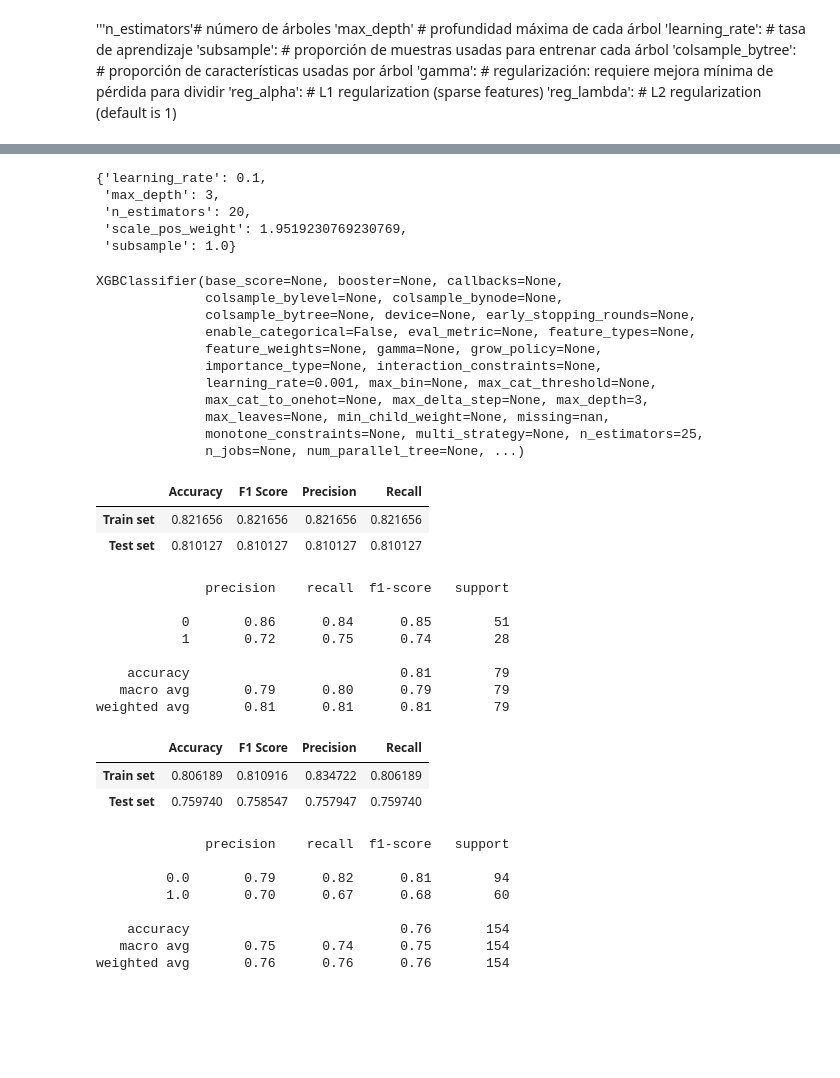
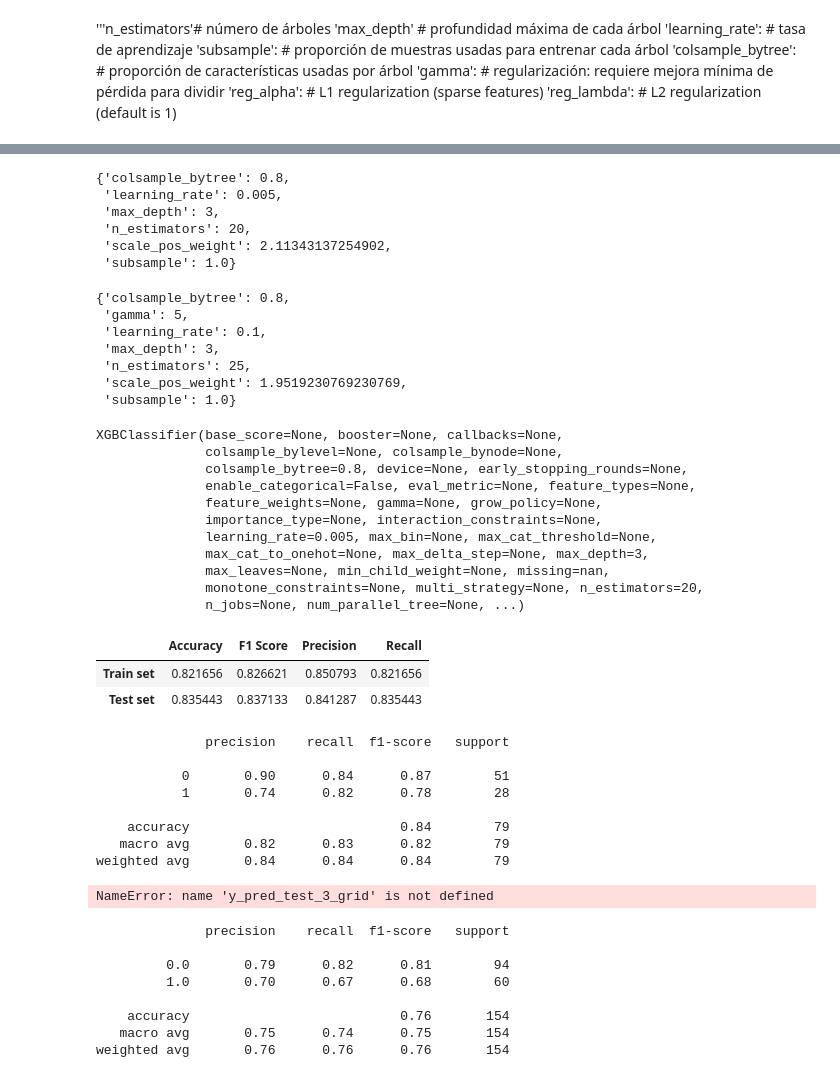
Before and after one commit to 4GeeksAcademy/pabloaznar-intro-ml, a Jupyter notebook: src/06-boosting.ipynb, the cells around one changed output, grey strips where cells are left out. Drawn from its saved outputs; the diff is of its cells as text; code cells hidden in the pictures; blank space fills up the shorter version.

Commit message:
[boosting] wip: day 2

```diff
--- a/src/06-boosting.ipynb
+++ b/src/06-boosting.ipynb
@@ -149,15 +121,17 @@ grid_3 = GridSearchCV(default_bm_3,
 # %%
-param_grid_1 = {'n_estimators': list(range(5, 36, 5)),
-              'max_depth' : [2, 3, 5, 7],
-              'learning_rate': [0.001, 0.005, 0.01],
-              'subsample': [0.6, 0.8, 1.0],
-              'scale_pos_weight': [1, scale_pos_weight_1]}
+param_grid_3 = {'n_estimators': list(range(15, 31, 5)),
+              'max_depth' : [2, 3, 5],
+              'learning_rate': [0.005, 0.01, 0.015],
+              'subsample': [0.8, 1.0],
+              'scale_pos_weight': [1, scale_pos_weight_3],
+              'colsample_bytree': [0.8, 1.0]}
 
-param_grid_3 = {'n_estimators': list(range(5, 36, 5)),
-              'max_depth' : [3, 5, 7, 10],
-              'learning_rate': [0.05, 0.1, 0.15],
-              'subsample': [0.6, 0.8, 1.0],
-              'scale_pos_weight': [1, scale_pos_weight_3]}
+param_grid_1 = {'n_estimators': list(range(15, 31, 5)),
+                'max_depth' : [2, 3, 5],
+                'learning_rate': [0.005, 0.01, 0.015],
+                'subsample': [0.8, 1.0],
+                'scale_pos_weight': [scale_pos_weight_1, scale_pos_weight_1 + 0.04],
+                'colsample_bytree': [0.8, 1.0]}
 
 grid_1 = GridSearchCV(default_bm_1,
                       param_grid_1,
@@ -173,15 +147,24 @@ grid_3 = GridSearchCV(default_bm_3,
 grid_1.fit(X_train_1, y_train_1)
 #Devuelvemos los mejores parametros despues de entrenarlo
 grid_1.best_params_
+# %% [output]
+{'colsample_bytree': 0.8,
+ 'learning_rate': 0.005,
+ 'max_depth': 3,
+ 'n_estimators': 20,
+ 'scale_pos_weight': 2.11343137254902,
+ 'subsample': 1.0}
 # %%
 # Entrenamos el grid con los hiperparametros
 grid_3.fit(X_train_3, y_train_3)
 #Devuelvemos los mejores parametros despues de entrenarlo
 grid_3.best_params_
 # %% [output]
-{'learning_rate': 0.1,
+{'colsample_bytree': 0.8,
+ 'gamma': 5,
+ 'learning_rate': 0.1,
  'max_depth': 3,
- 'n_estimators': 20,
+ 'n_estimators': 25,
  'scale_pos_weight': 1.9519230769230769,
  'subsample': 1.0}
 # %%
@@ -195,14 +178,14 @@ grid_bm_1.fit(X_train_1, y_train_1)
 # %% [output]
 XGBClassifier(base_score=None, booster=None, callbacks=None,
               colsample_bylevel=None, colsample_bynode=None,
-              colsample_bytree=None, device=None, early_stopping_rounds=None,
+              colsample_bytree=0.8, device=None, early_stopping_rounds=None,
               enable_categorical=False, eval_metric=None, feature_types=None,
               feature_weights=None, gamma=None, grow_policy=None,
               importance_type=None, interaction_constraints=None,
-              learning_rate=0.001, max_bin=None, max_cat_threshold=None,
+              learning_rate=0.005, max_bin=None, max_cat_threshold=None,
               max_cat_to_onehot=None, max_delta_step=None, max_depth=3,
               max_leaves=None, min_child_weight=None, missing=nan,
-              monotone_constraints=None, multi_strategy=None, n_estimators=25,
+              monotone_constraints=None, multi_strategy=None, n_estimators=20,
               n_jobs=None, num_parallel_tree=None, ...)
 # %%
 y_pred_test_1_grid = grid_bm_1.predict(X_test_1)
@@ -211,31 +194,29 @@ y_pred_train_1_grid = grid_bm_1.predict(X_train_1)
 #y_pred_test_3_grid = grid_bm_3.predict(X_test_3)
 #y_pred_train_3_grid = grid_bm_3.predict(X_train_3)
 # %%
-grid_boosting_model_metrics_1 = get_classifier_metrics(y_pred_test_1_grid, y_test_1, y_pred_train_1_grid, y_train_1)
+grid_boosting_model_metrics_1 = get_classifier_metrics(y_pred_test_1_grid, y_test_1, y_pred_train_1_grid, y_train_1, average='weighted')
 grid_boosting_model_metrics_1
 # %% [output]
 |  | Accuracy | F1 Score | Precision | Recall |
-| Train set | 0.821656 | 0.821656 | 0.821656 | 0.821656 |
-| Test set | 0.810127 | 0.810127 | 0.810127 | 0.810127 |
+| Train set | 0.821656 | 0.826621 | 0.850793 | 0.821656 |
+| Test set | 0.835443 | 0.837133 | 0.841287 | 0.835443 |
 # %%
 report_bm_1 = classification_report(y_test_1, y_pred_test_1_grid)
 print(report_bm_1)
 # %% [output]
               precision    recall  f1-score   support
 
-           0       0.86      0.84      0.85        51
-           1       0.72      0.75      0.74        28
+           0       0.90      0.84      0.87        51
+           1       0.74      0.82      0.78        28
 
-    accuracy                           0.81        79
-   macro avg       0.79      0.80      0.79        79
-weighted avg       0.81      0.81      0.81        79
+    accuracy                           0.84        79
+   macro avg       0.82      0.83      0.82        79
+weighted avg       0.84      0.84      0.84        79
 # %%
 grid_boosting_model_metrics_3 = get_classifier_metrics(y_pred_test_3_grid, y_test_3, y_pred_train_3_grid, y_train_3, average='weighted')
 grid_boosting_model_metrics_3
 # %% [output]
-|  | Accuracy | F1 Score | Precision | Recall |
-| Train set | 0.806189 | 0.810916 | 0.834722 | 0.806189 |
-| Test set | 0.759740 | 0.758547 | 0.757947 | 0.759740 |
+NameError: name 'y_pred_test_3_grid' is not defined
 # %%
 report_bm_3 = classification_report(y_test_3, y_pred_test_3_grid)
 print(report_bm_3)
```
Also changed, not shown: parts of 5 cells of this notebook.
